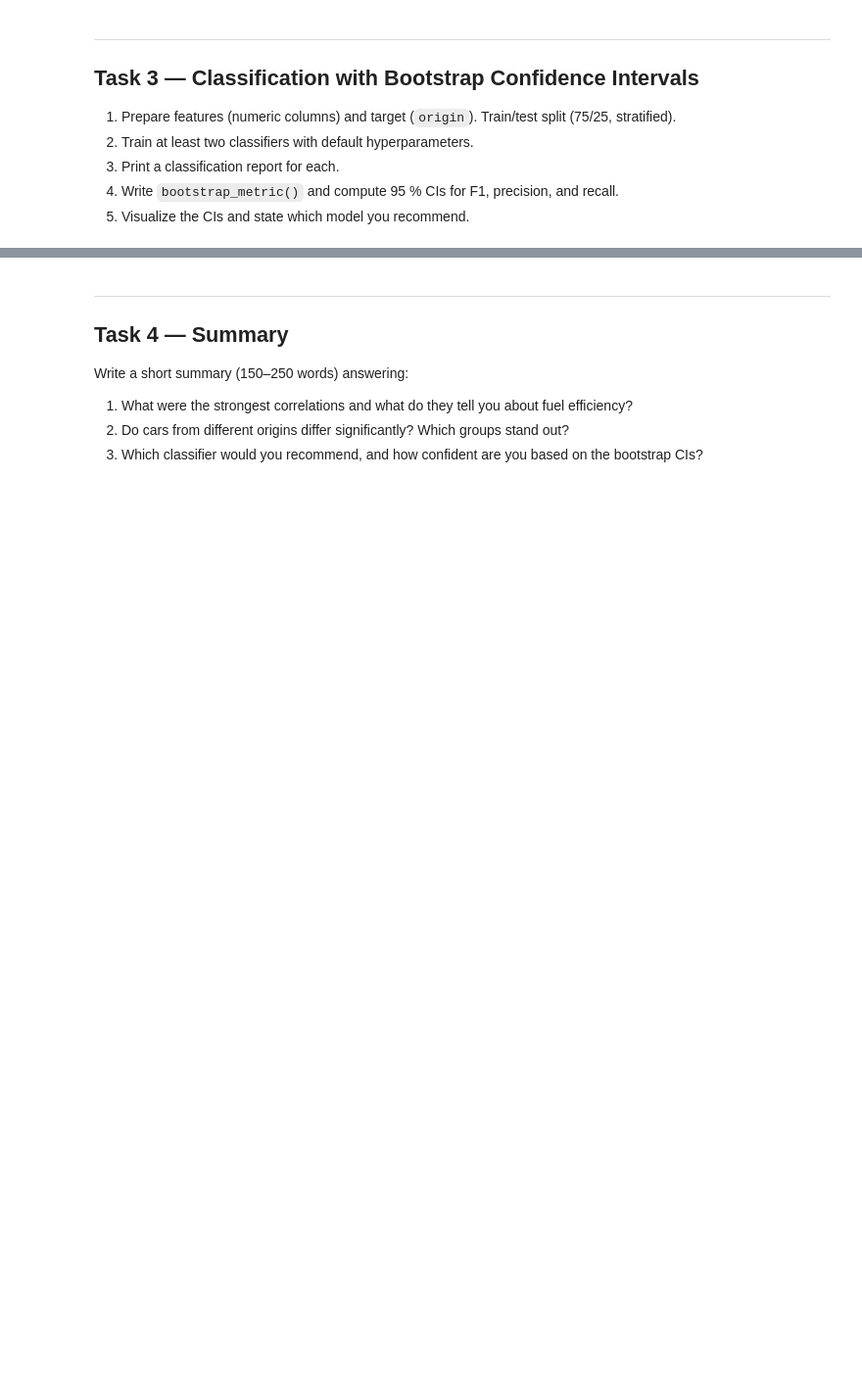
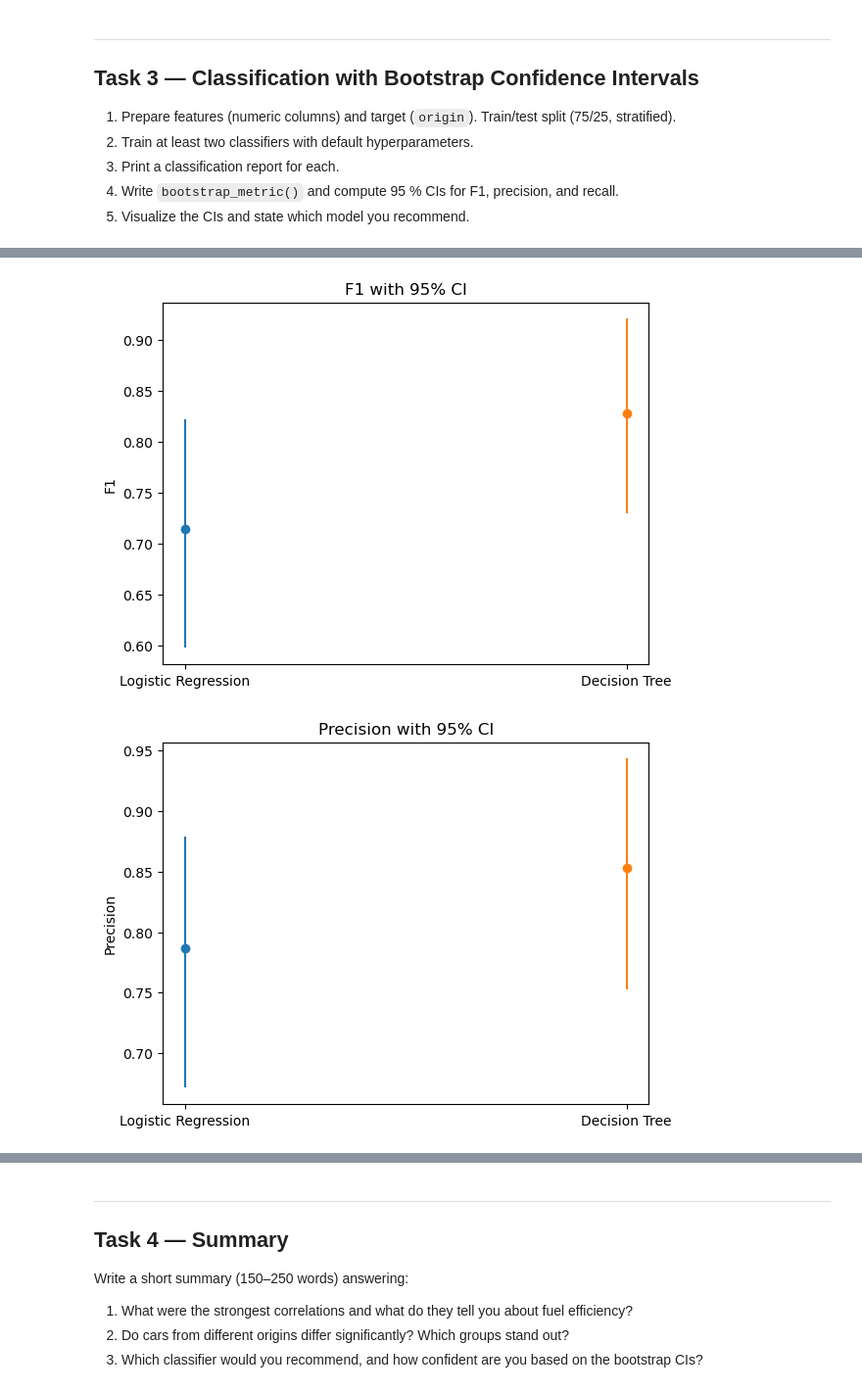
Before and after one commit to Data-AI-IDDA/m3-13-assessment, a Jupyter notebook: m3-13-assessment.ipynb, the cells around one changed output, grey strips where cells are left out. Shown at 98% size. Saved outputs shown, nothing was run; the diff lists cells and outputs as text; code cells hidden in the pictures; blank space fills up the shorter version.

```diff
--- a/m3-13-assessment.ipynb
+++ b/m3-13-assessment.ipynb
@@ -88,5 +222,10 @@ X_train, X_test, y_train, y_test = train_test_split(
     X, y, test_size=0.25, stratify=y, random_state=SEED
 )
 
+scaler = StandardScaler()
+
+X_train = scaler.fit_transform(X_train)
+X_test = scaler.transform(X_test)
+
 print(f"Train: {len(X_train)}, Test: {len(X_test)}")
 print(f"Class distribution (test): {pd.Series(y_test).value_counts().to_dict()}")
@@ -119,0 +302,20 @@ Your answer here…
+# %%
+# Apply bootstrap_metric for F1, precision, and recall (each model)
+models = {
+    "Logistic Regression": lr_pred,
+    "Decision Tree": dt_pred
+}
+
+results = {}
+
+for name, pred in models.items():
+    results[name] = {
+        "F1": bootstrap_metric(y_test, pred, f1_score),
+        "Precision": bootstrap_metric(y_test, pred, precision_score),
+        "Recall": bootstrap_metric(y_test, pred, recall_score)
+    }
+
+for model, metrics in results.items():
+    print(f"\n{model}")
+    for metric, (mean, low, high, _) in metrics.items():
+        print(f"{metric}: {mean:.3f} (CI: {low:.3f} - {high:.3f})")
@@ -119,0 +332,19 @@ Your answer here…
+# %%
+# Visualize bootstrap CIs (dot-and-whisker or grouped bar chart)
+import matplotlib.pyplot as plt
+
+metrics = ["F1", "Precision", "Recall"]
+
+for metric in metrics:
+    plt.figure()
+
+    for model in results:
+        mean, low, high, _ = results[model][metric]
+        plt.errorbar(model, mean, yerr=[[mean - low], [high - mean]], fmt='o')
+
+    plt.title(f"{metric} with 95% CI")
+    plt.ylabel(metric)
+    plt.show()
+# %% [output]
+[figure, added]
+[figure, added]
```
Also changed, not shown: parts of 35 cells of this notebook.
